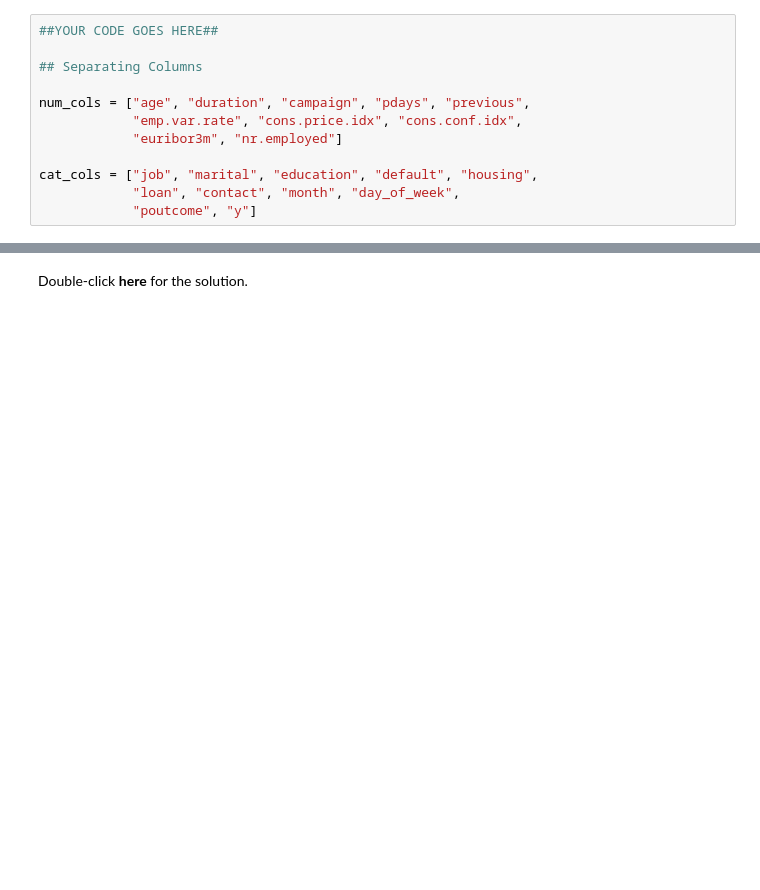
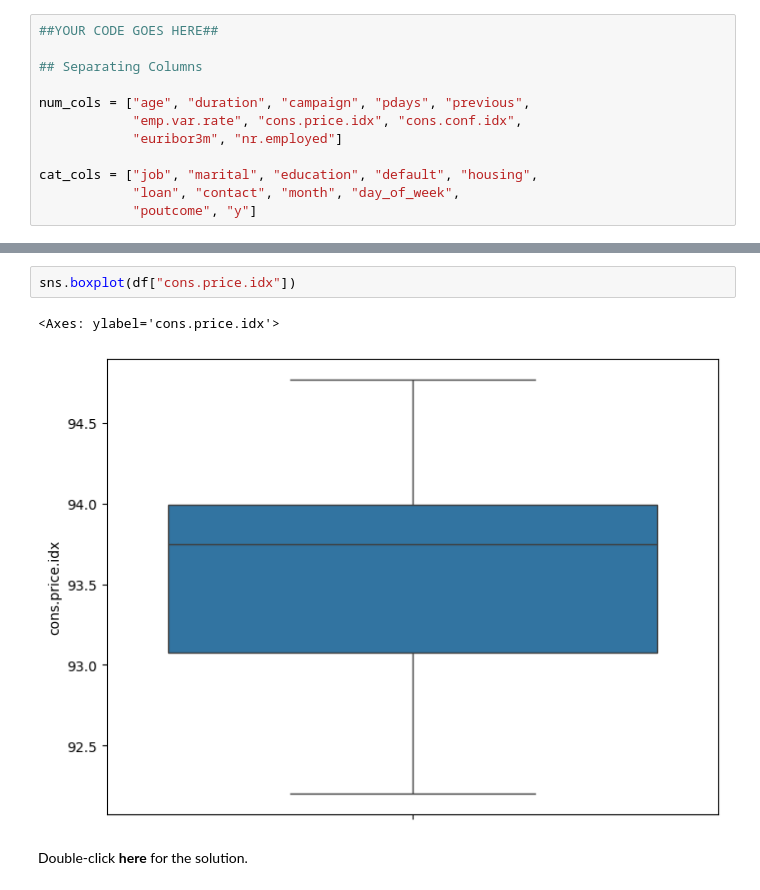
Before and after one commit to ledidk/data_analysis_in_banking, a Jupyter notebook: VDA_Banking_L2.ipynb, the cells around one changed output, grey strips where cells are left out. Saved outputs shown, nothing was run; the diff lists cells and outputs as text; blank space fills up the shorter version.

```diff
--- a/VDA_Banking_L2.ipynb
+++ b/VDA_Banking_L2.ipynb
@@ -423,3 +410,8 @@ for col in cat_cols:
+# %%
+sns.boxplot(df["cons.price.idx"])
+# %% [output]
+<Axes: ylabel='cons.price.idx'>
+[figure, added]
 # %% [markdown]
 Double-click **here** for the solution.
 
```
Also changed, not shown: parts of 2 cells of this notebook.
